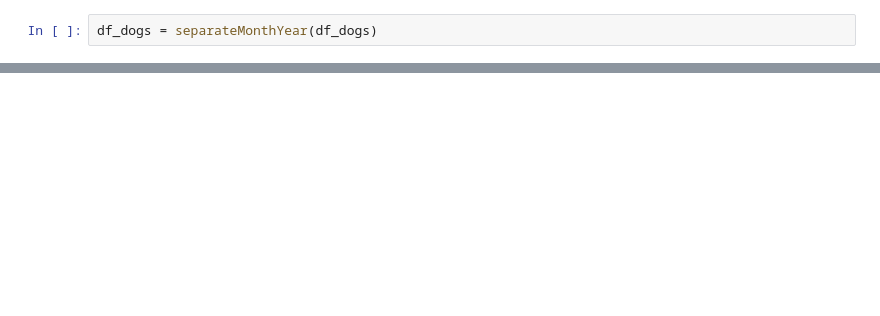
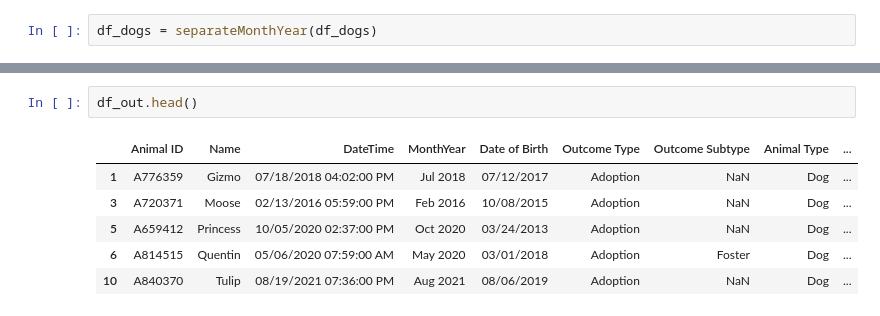
Before and after one commit to KKulmus/test, a Jupyter notebook: test.ipynb, the cells around one changed output, grey strips where cells are left out. Drawn from its saved outputs; the diff is of its cells as text; blank space fills up the shorter version.

```diff
--- a/test.ipynb
+++ b/test.ipynb
@@ -154,0 +282,9 @@ pandas.Series
+# %%
+df_out.head()
+# %% [output]
+|  | Animal ID | Name | DateTime | MonthYear | Date of Birth | Outcome Type | Outcome Subtype | Animal Type | ... |
+| 1 | A776359 | Gizmo | 07/18/2018 04:02:00 PM | Jul 2018 | 07/12/2017 | Adoption | NaN | Dog | ... |
+| 3 | A720371 | Moose | 02/13/2016 05:59:00 PM | Feb 2016 | 10/08/2015 | Adoption | NaN | Dog | ... |
+| 5 | A659412 | Princess | 10/05/2020 02:37:00 PM | Oct 2020 | 03/24/2013 | Adoption | NaN | Dog | ... |
+| 6 | A814515 | Quentin | 05/06/2020 07:59:00 AM | May 2020 | 03/01/2018 | Adoption | Foster | Dog | ... |
+| 10 | A840370 | Tulip | 08/19/2021 07:36:00 PM | Aug 2021 | 08/06/2019 | Adoption | NaN | Dog | ... |
```
Also changed, not shown: parts of 21 cells of this notebook.
